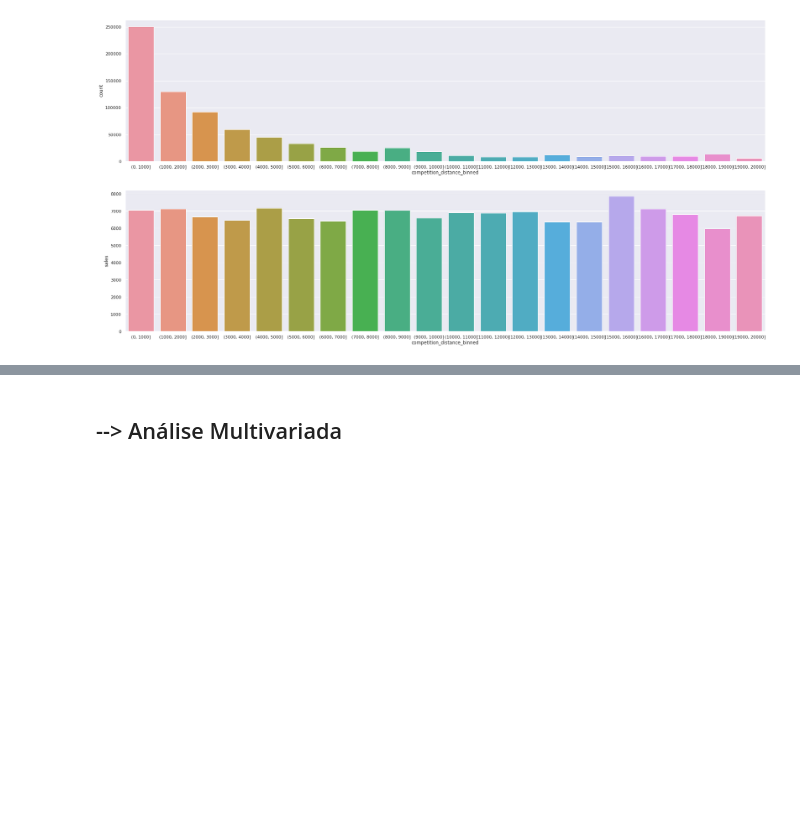
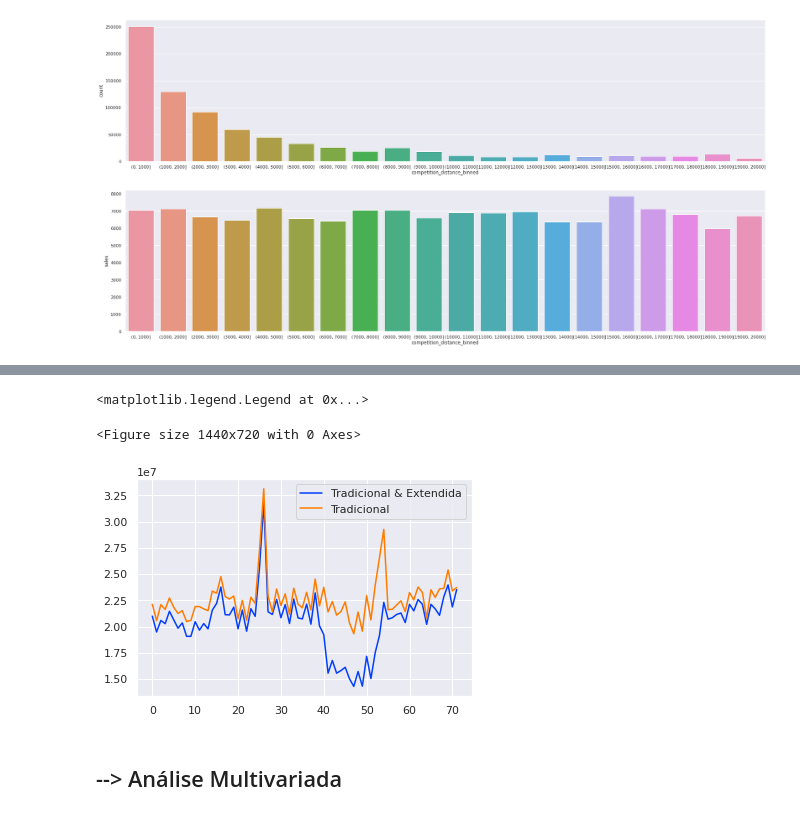
Before and after one commit to LucasK29/DataScience_Em_Producao, a Jupyter notebook: notebooks/modulo04_eda.ipynb, the cells around one changed output, grey strips where cells are left out. Cells and saved outputs as stored; diff of their text form; code cells hidden in the pictures; blank space fills up the shorter version.

```diff
--- a/notebooks/modulo04_eda.ipynb
+++ b/notebooks/modulo04_eda.ipynb
@@ -583,2 +647,14 @@ Index(['index', 'store', 'day_of_week', 'date', 'sales', 'promo',
+# %%
+aux_1 = df_4[(df_4['promo']==1)&df_4['promo2']==1][['year_week','sales']].groupby('year_week').sum().reset_index()
+ax = aux_1.plot()
+
+aux_2 = df_4[(df_4['promo']==1)&(df_4['promo2']==0)][['year_week','sales']].groupby('year_week').sum().reset_index()
+aux_2.plot(ax=ax)
+
+ax.legend(labels=['Tradicional & Extendida','Tradicional'])
+# %% [output]
+<matplotlib.legend.Legend at 0x...>
+<Figure size 1440x720 with 0 Axes>
+[figure, added]
 # %% [markdown]
 ## --> Análise Multivariada
```
Also changed, not shown: parts of 11 cells of this notebook.
